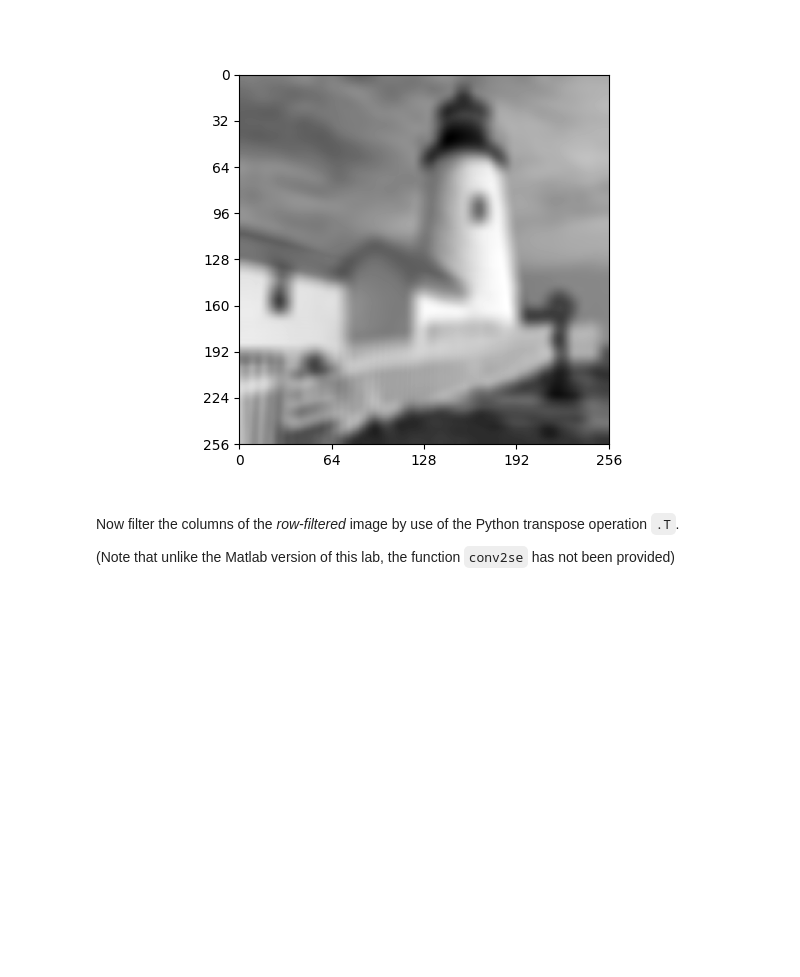
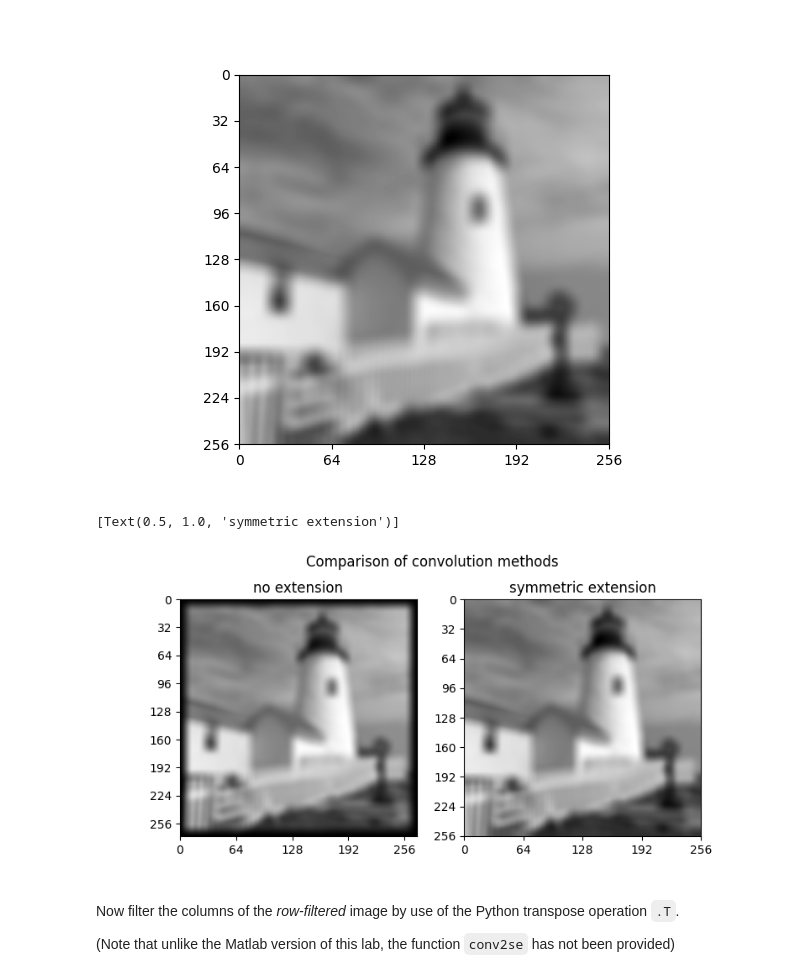
Before and after one commit to ckameron99/cued_sf2_lab, a Jupyter notebook: 5-simple-image-filtering.ipynb, the cells around one changed output. Saved outputs shown, nothing was run; the diff lists cells and outputs as text; code cells hidden in the pictures; blank space fills up the shorter version.

```diff
--- a/5-simple-image-filtering.ipynb
+++ b/5-simple-image-filtering.ipynb
@@ -175,6 +175,16 @@ plot_image(Xf, ax=ax);
 # %% [output]
 (256, 256)
 [figure]
+# %%
+fig, axs = plt.subplots(1, 2, figsize=(8, 4))  # this demonstrates how to plot multiple figures side-by-side
+fig.suptitle('Comparison of convolution methods')
+plot_image(scipy.signal.convolve(scipy.signal.convolve(X, [h], mode='full').T, [h], mode='full').T, ax=axs[0], cmap=cmaps_dict['map'])
+axs[0].set(title='no extension')
+plot_image(Xf, ax=axs[1])
+axs[1].set(title='symmetric extension')
+# %% [output]
+[Text(0.5, 1.0, 'symmetric extension')]
+[figure, added]
 # %% [markdown]
 Now filter the columns of the _row-filtered_ image by use of the Python transpose operation `.T`.
 
```
Also changed, not shown: parts of 1 cell of this notebook, 3 other files.
